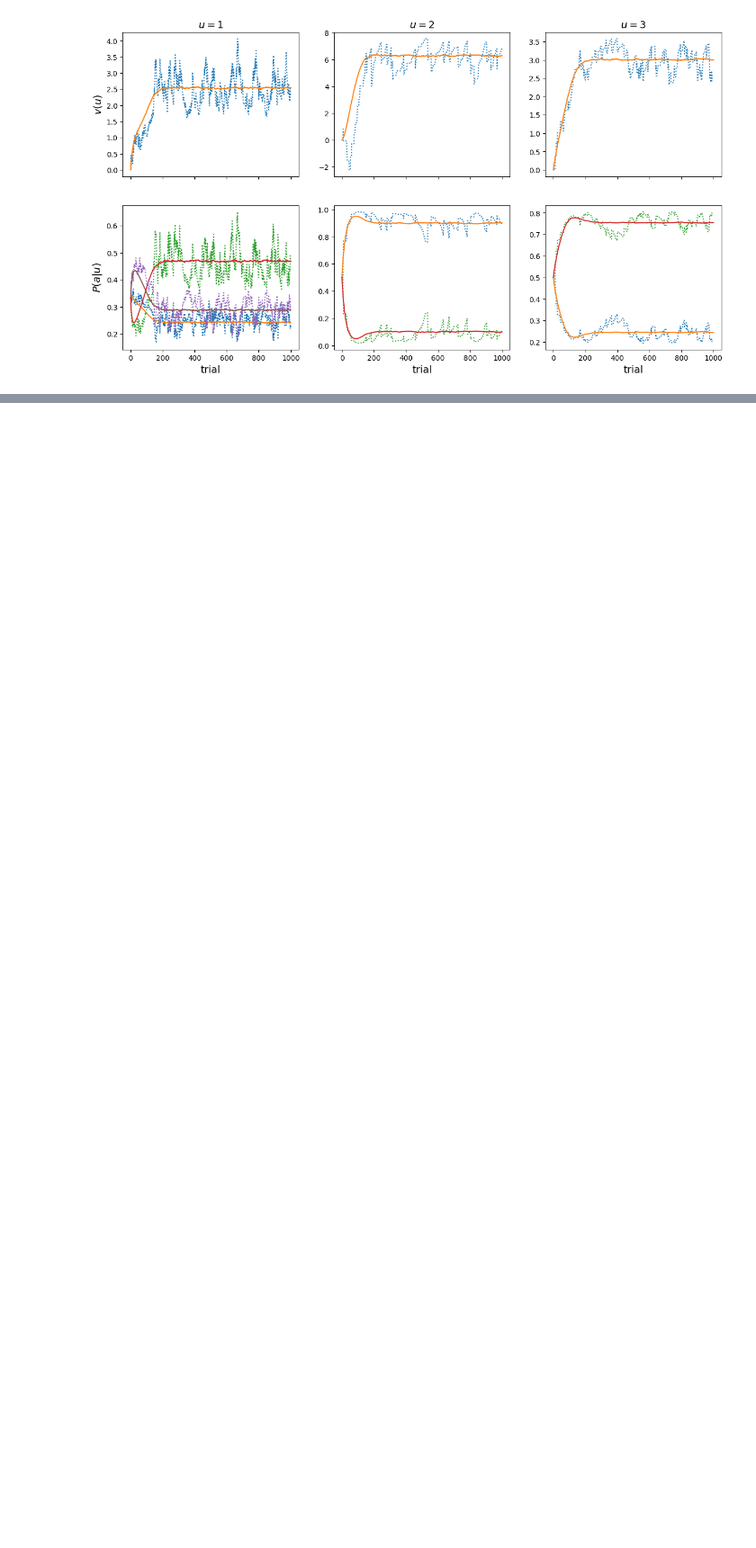
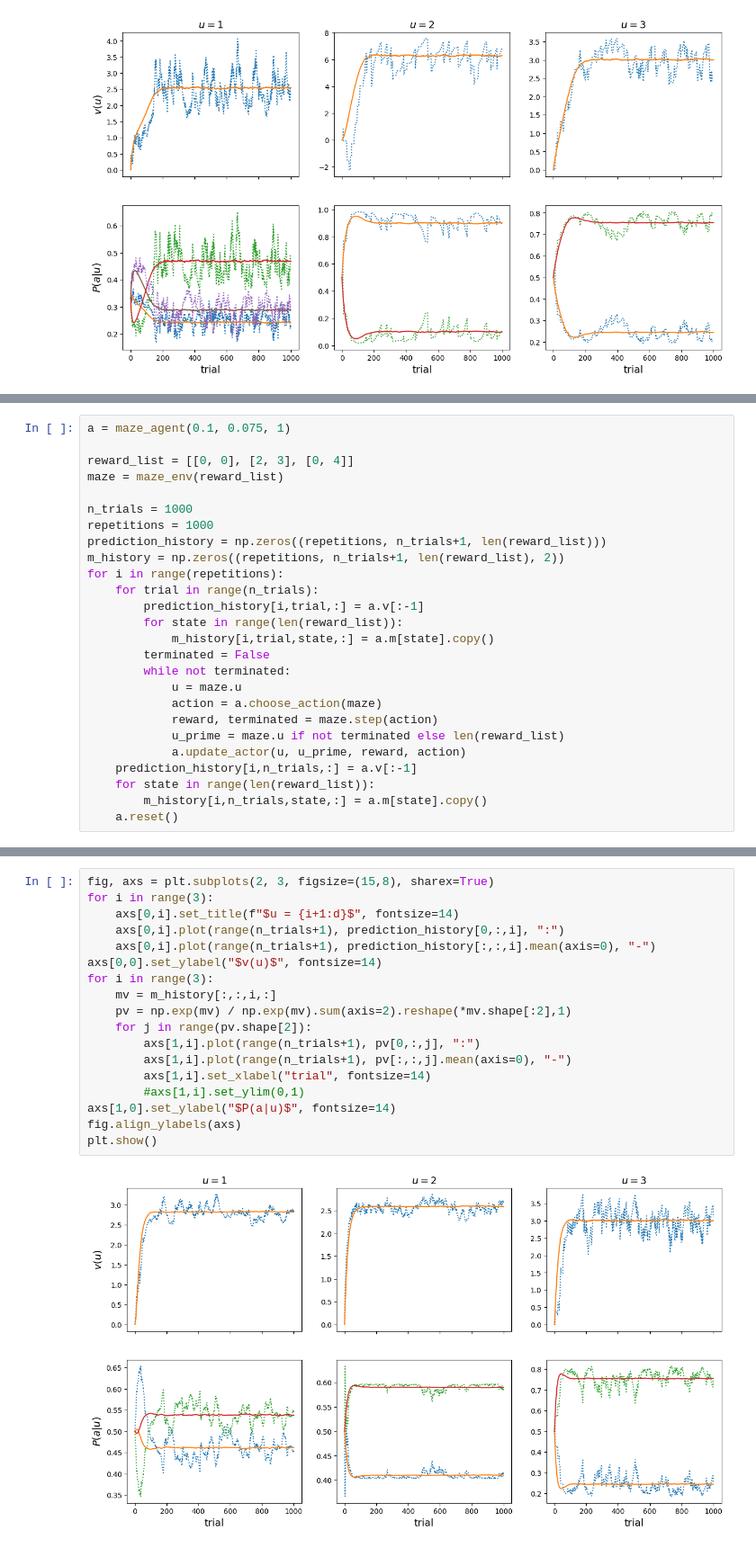
Before and after one commit to mavoeh/RL_hw2, a Jupyter notebook: homework2.ipynb, the cells around one changed output, grey strips where cells are left out. Shown at 90% size. Saved outputs shown, nothing was run; the diff lists cells and outputs as text; blank space fills up the shorter version.

Commit message:
implemented maze task

```diff
--- a/homework2.ipynb
+++ b/homework2.ipynb
@@ -174,0 +245,26 @@ plt.show()
+# %%
+a = maze_agent(0.1, 0.075, 1)
+
+reward_list = [[0, 0], [2, 3], [0, 4]]
+maze = maze_env(reward_list)
+
+n_trials = 1000
+repetitions = 1000
+prediction_history = np.zeros((repetitions, n_trials+1, len(reward_list)))
+m_history = np.zeros((repetitions, n_trials+1, len(reward_list), 2))
+for i in range(repetitions):
+    for trial in range(n_trials):
+        prediction_history[i,trial,:] = a.v[:-1]
+        for state in range(len(reward_list)):
+            m_history[i,trial,state,:] = a.m[state].copy()
+        terminated = False
+        while not terminated:
+            u = maze.u
+            action = a.choose_action(maze)
+            reward, terminated = maze.step(action)
+            u_prime = maze.u if not terminated else len(reward_list)
+            a.update_actor(u, u_prime, reward, action)
+    prediction_history[i,n_trials,:] = a.v[:-1]
+    for state in range(len(reward_list)):
+        m_history[i,n_trials,state,:] = a.m[state].copy()
+    a.reset()
@@ -174,0 +273,20 @@ plt.show()
+# %%
+fig, axs = plt.subplots(2, 3, figsize=(15,8), sharex=True)
+for i in range(3):
+    axs[0,i].set_title(f"$u = {i+1:d}$", fontsize=14)
+    axs[0,i].plot(range(n_trials+1), prediction_history[0,:,i], ":")
+    axs[0,i].plot(range(n_trials+1), prediction_history[:,:,i].mean(axis=0), "-")
+axs[0,0].set_ylabel("$v(u)$", fontsize=14)
+for i in range(3):
+    mv = m_history[:,:,i,:]
+    pv = np.exp(mv) / np.exp(mv).sum(axis=2).reshape(*mv.shape[:2],1)
+    for j in range(pv.shape[2]):
+        axs[1,i].plot(range(n_trials+1), pv[0,:,j], ":")
+        axs[1,i].plot(range(n_trials+1), pv[:,:,j].mean(axis=0), "-")
+        axs[1,i].set_xlabel("trial", fontsize=14)
+        #axs[1,i].set_ylim(0,1)
+axs[1,0].set_ylabel("$P(a|u)$", fontsize=14)
+fig.align_ylabels(axs)
+plt.show()
+# %% [output]
+[figure, added]
```
Also changed, not shown: parts of 14 cells of this notebook.
